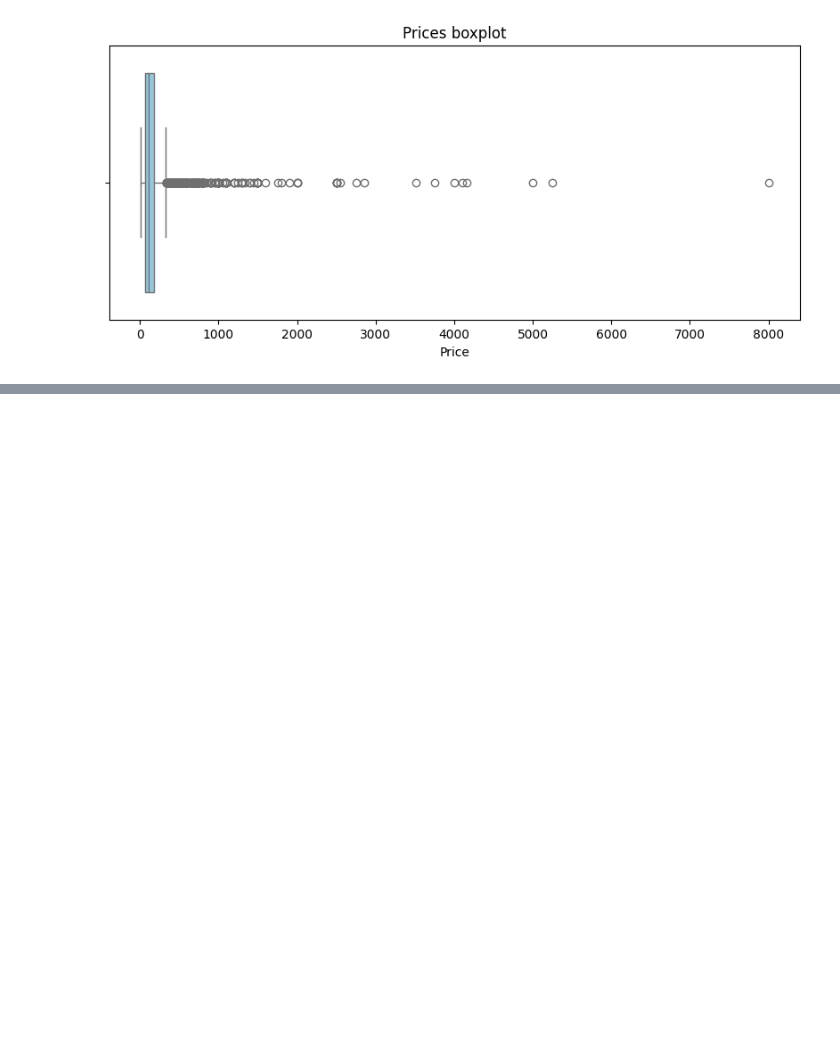
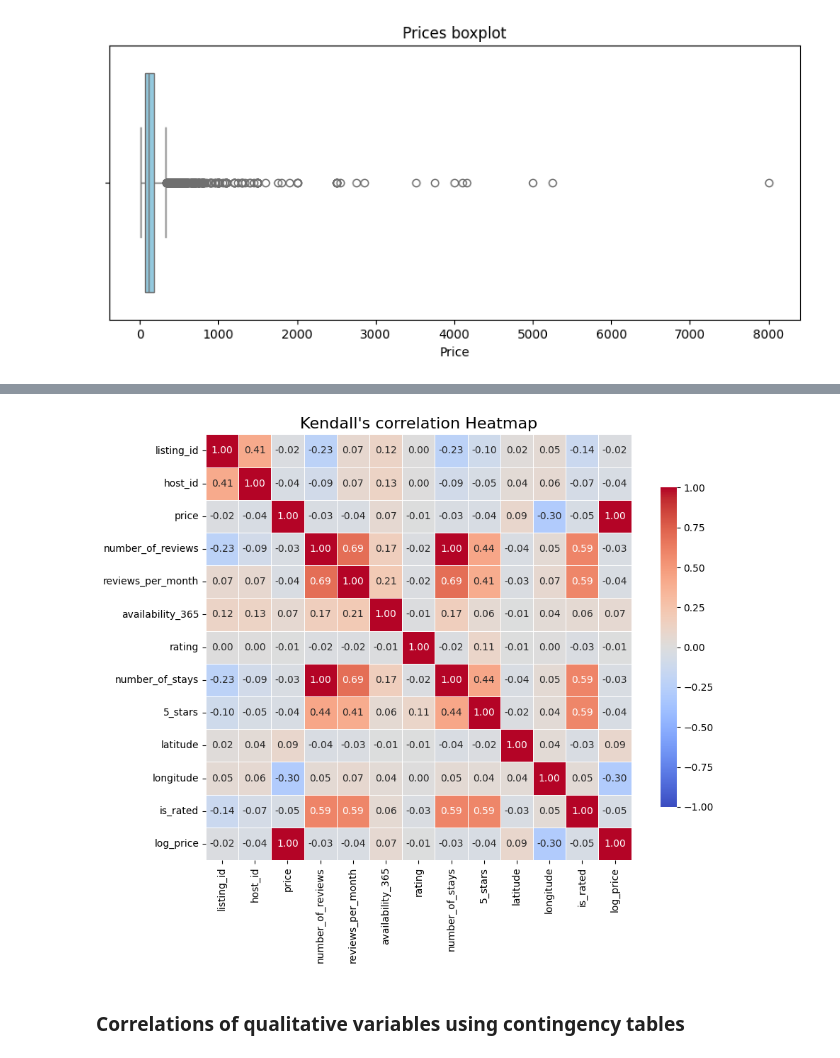
Before and after one commit to kingb6/Data_Preprocessing_Report, a Jupyter notebook: Cleaning_Data_in_Python_live_session.ipynb, the cells around one changed output, grey strips where cells are left out. Saved outputs shown, nothing was run; the diff lists cells and outputs as text; code cells hidden in the pictures; blank space fills up the shorter version.

```diff
--- a/Cleaning_Data_in_Python_live_session.ipynb
+++ b/Cleaning_Data_in_Python_live_session.ipynb
@@ -1048,0 +1091,21 @@ plt.show()
+# %%
+corr_kendall = airbnb.corr(method='kendall', numeric_only=True)
+
+plt.figure(figsize=(10, 8))
+sns.heatmap(corr_kendall,
+            annot=True,
+            fmt=".2f",
+            cmap="coolwarm",
+            vmin=-1, vmax=1,
+            square=True,
+            linewidths=0.5,
+            cbar_kws={"shrink": .75})
+
+plt.title("Kendall's correlation Heatmap", fontsize=16)
+plt.tight_layout()
+
+plt.show()
+# %% [output]
+[figure, added]
+# %% [markdown]
+### Correlations of qualitative variables using contingency tables
```
Also changed, not shown: parts of 13 cells of this notebook, 1 other file.
